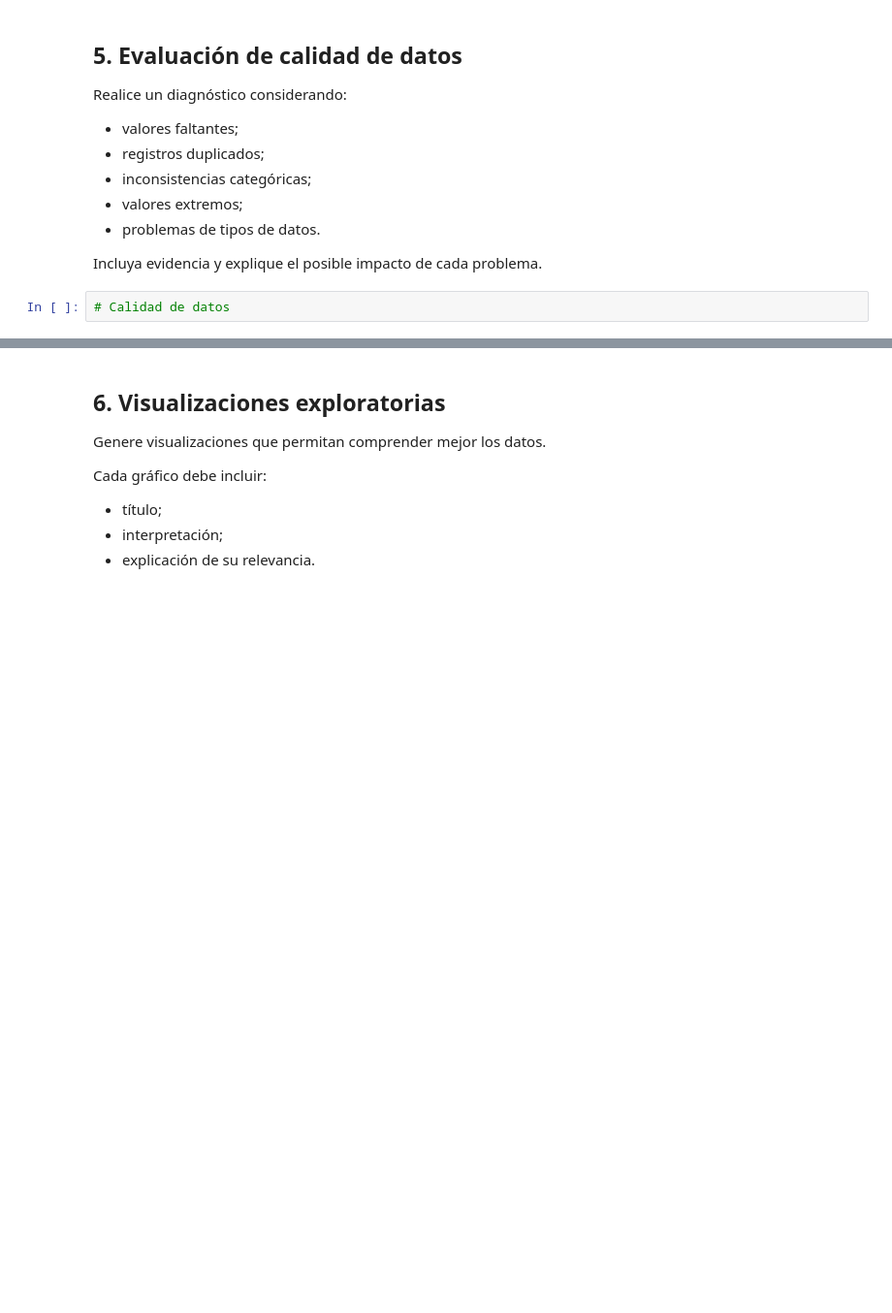
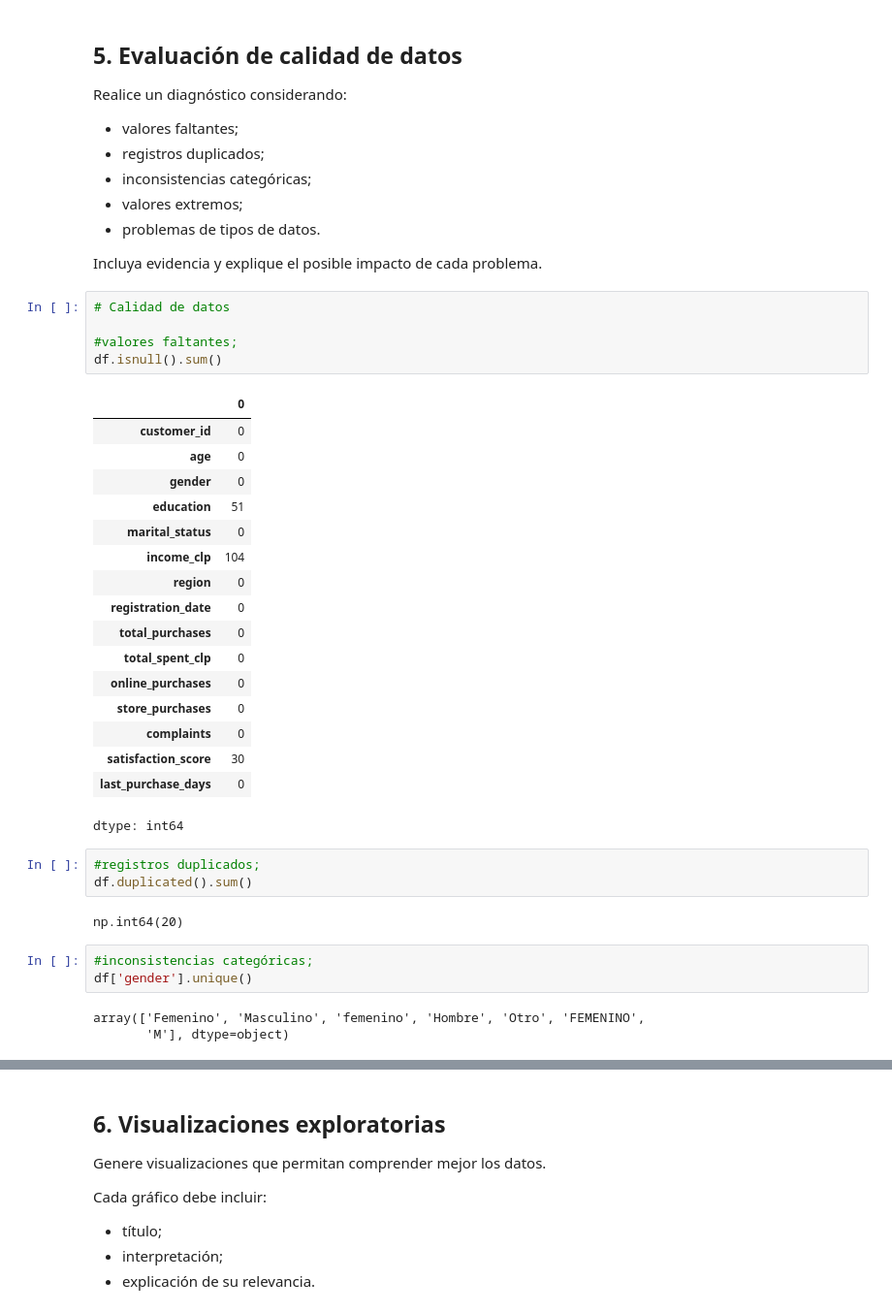
Before and after one commit to fernandouribeu/analisis_datos, a Jupyter notebook: Laboratorio_1_Notebook_Template.ipynb, the cells around one changed output, grey strips where cells are left out. Shown: that part at 97% size. Drawn from its saved outputs; the diff is of its cells as text; blank space fills up the shorter version.

```diff
--- a/Laboratorio_1_Notebook_Template.ipynb
+++ b/Laboratorio_1_Notebook_Template.ipynb
@@ -94,3 +175,35 @@ Realice un diagnóstico considerando:
 Incluya evidencia y explique el posible impacto de cada problema.
 # %%
 # Calidad de datos
+
+#valores faltantes;
+df.isnull().sum()
+# %% [output]
+|  | 0 |
+| customer_id | 0 |
+| age | 0 |
+| gender | 0 |
+| education | 51 |
+| marital_status | 0 |
+| income_clp | 104 |
+| region | 0 |
+| registration_date | 0 |
+| total_purchases | 0 |
+| total_spent_clp | 0 |
+| online_purchases | 0 |
+| store_purchases | 0 |
+| complaints | 0 |
+| satisfaction_score | 30 |
+| last_purchase_days | 0 |
+dtype: int64
+# %%
+#registros duplicados;
+df.duplicated().sum()
+# %% [output]
+np.int64(20)
+# %%
+#inconsistencias categóricas;
+df['gender'].unique()
+# %% [output]
+array(['Femenino', 'Masculino', 'femenino', 'Hombre', 'Otro', 'FEMENINO',
+       'M'], dtype=object)
```
Also changed, not shown: parts of 11 cells of this notebook.
